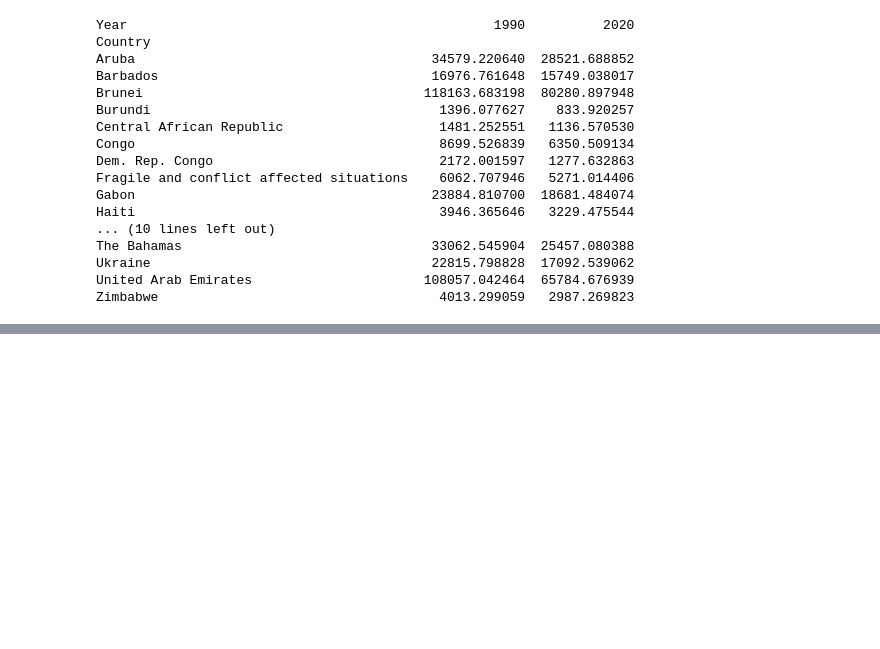
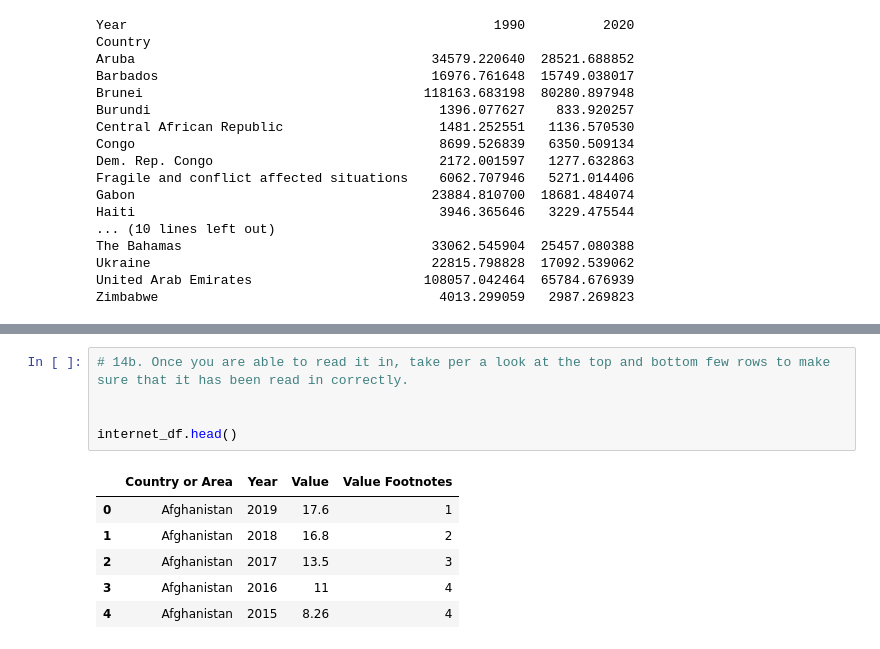
Before and after one commit to NSS-Data-Analytics-Cohort-16/da16-python-gdp-and-internet-use-analysis-janvimehendale, a Jupyter notebook: notebooks/gdp_internetuse.ipynb, the cells around one changed output, grey strips where cells are left out. Saved outputs shown, nothing was run; the diff lists cells and outputs as text; blank space fills up the shorter version.

```diff
--- a/notebooks/gdp_internetuse.ipynb
+++ b/notebooks/gdp_internetuse.ipynb
@@ -657,0 +657,12 @@ Zimbabwe                                    4013.299059   2987.269823
+# %%
+# 14b. Once you are able to read it in, take per a look at the top and bottom few rows to make sure that it has been read in correctly.
+
+
+internet_df.head()
+# %% [output]
+|  | Country or Area | Year | Value | Value Footnotes |
+| 0 | Afghanistan | 2019 | 17.6 | 1 |
+| 1 | Afghanistan | 2018 | 16.8 | 2 |
+| 2 | Afghanistan | 2017 | 13.5 | 3 |
+| 3 | Afghanistan | 2016 | 11 | 4 |
+| 4 | Afghanistan | 2015 | 8.26 | 4 |
```
Also changed, not shown: parts of 26 cells of this notebook.
